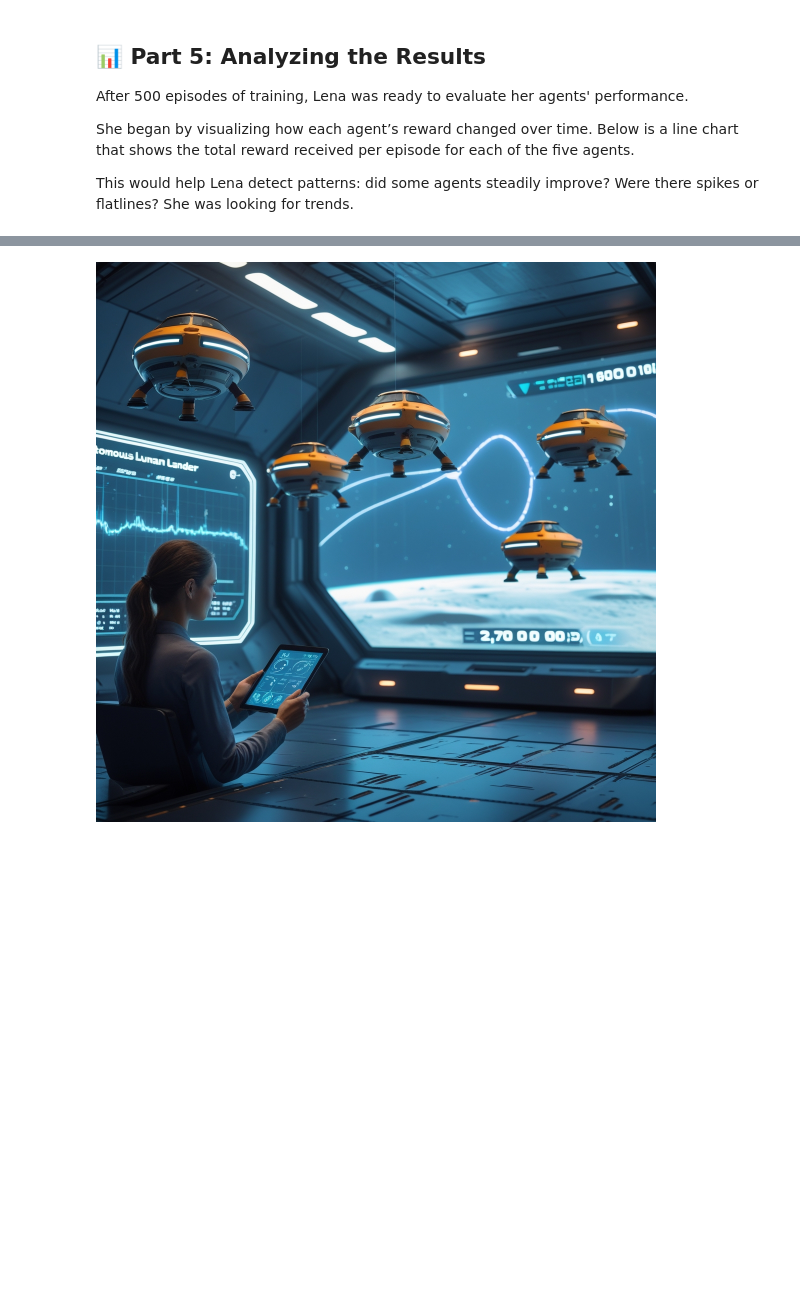
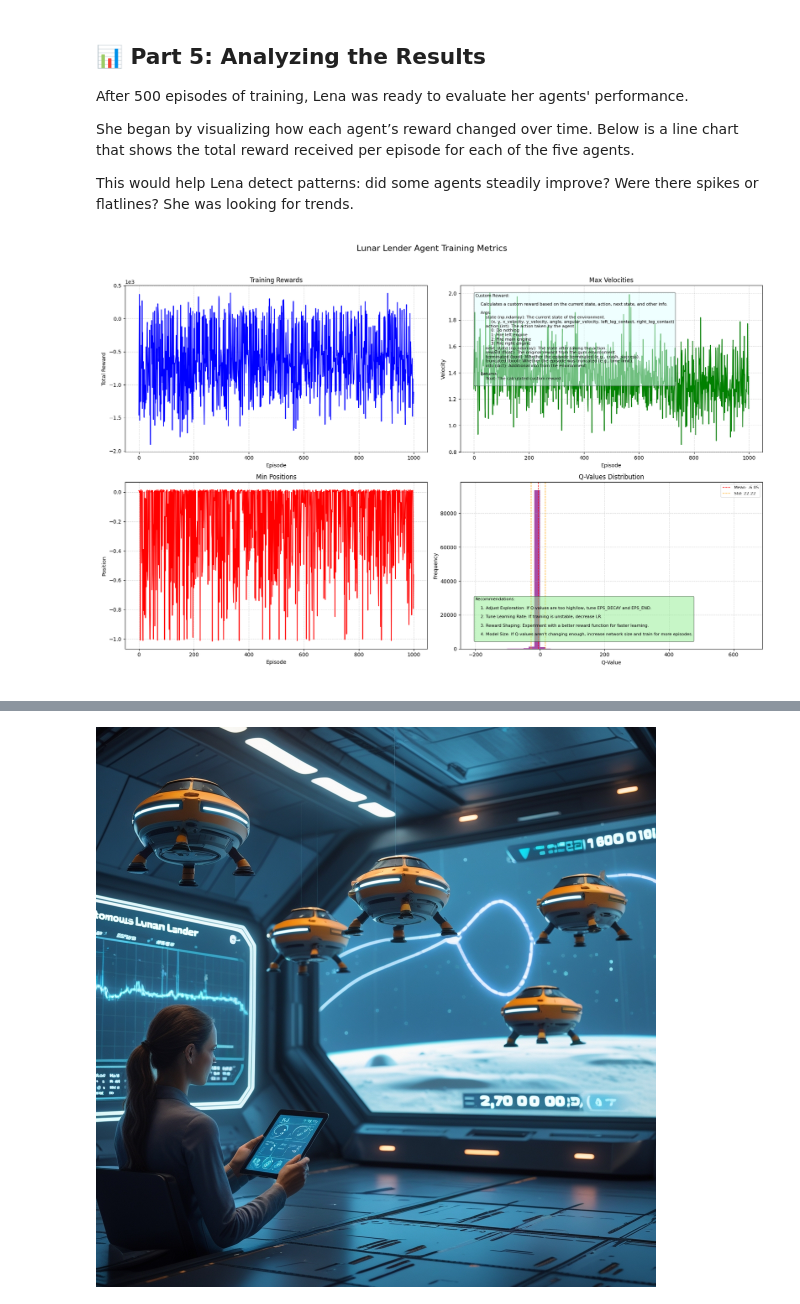
Before and after one commit to albertfast/lunar_lender_v3, a Jupyter notebook: lunar_lender_v3.ipynb, the cells around one changed output, grey strips where cells are left out. Saved outputs shown, nothing was run; the diff lists cells and outputs as text; code cells hidden in the pictures; blank space fills up the shorter version.

```diff
--- a/lunar_lender_v3.ipynb
+++ b/lunar_lender_v3.ipynb
@@ -811,3 +888,9 @@ def plot_rewards_simple(episode_rewards, rolling_rewards, save_path="plots/train
         print(f"[Error] Could not save plot to {save_path}: {e}")
     finally:
         plt.close()
+# %%
+from IPython.display import display, Image, HTML
+mytraining_progress = "/content/drive/MyDrive/ColabNotebooks/cool_training_metrics.png"
+display(Image(filename=mytraining_progress, width=900, unconfined=True))
+# %% [output]
+[figure, added]
```
Also changed, not shown: parts of 15 cells of this notebook.
